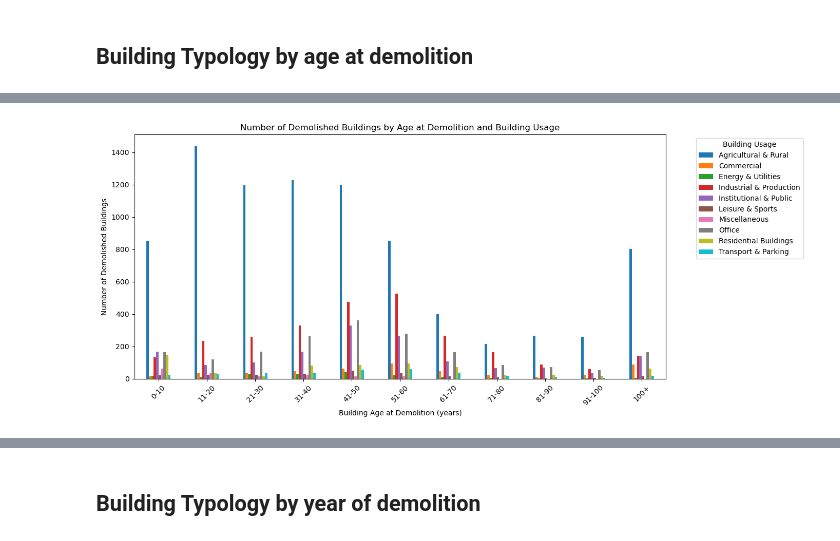
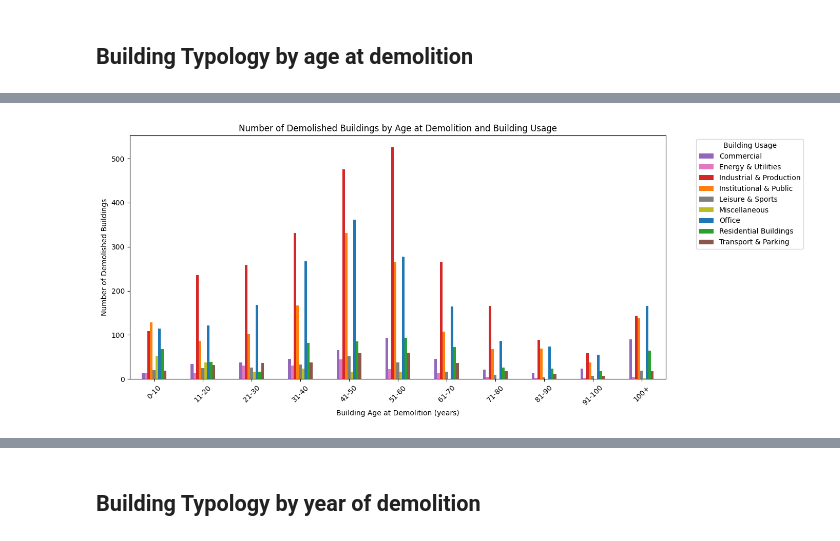
Before and after one commit to walako/BBR-demolished-buildings, a Jupyter notebook: analysis.ipynb, the cells around one changed output, grey strips where cells are left out. Cells and saved outputs as stored; diff of their text form; code cells hidden in the pictures.

```diff
--- a/analysis.ipynb
+++ b/analysis.ipynb
@@ -5,4 +6,8 @@ import seaborn as sns
 # %%
-df = pd.read_csv("data/bbr_historisk_all_mapped.csv", low_memory=False)
+#df = pd.read_csv("data/bbr_historisk_all_mapped.csv", low_memory=False)
+df = pd.read_csv("data/bbr_historisk_filtered.csv", low_memory=False)
+
+# filter out Agricultural buildings
+df = df[df['Building Usage Broad']!='Agricultural & Rural'].copy()
 # %% [markdown]
 ## Building Typology by age at demolition
@@ -8,0 +28,6 @@ df = pd.read_csv("data/bbr_historisk_all_mapped.csv", low_memory=False)
+# %%
+# create color palette for building usages
+usages = df['Building Usage Broad'].unique()
+palette = sns.color_palette("tab10", len(usages))
+usage_colors = dict(zip(usages, palette))
+usage_colors
@@ -9,22 +52,30 @@ df = pd.read_csv("data/bbr_historisk_all_mapped.csv", low_memory=False)
 # %%
 # bar chart showing number of demolished buldings by the age at demolition, the bars should be colored by the different bulding usage
 
 # Create age bins for better visualization
 df['Age Group'] = pd.cut(df['Building Age at Demolition'],
                           bins=[0, 10, 20, 30, 40, 50, 60, 70, 80, 90, 100, 200],
                           labels=['0-10', '11-20', '21-30', '31-40', '41-50', '51-60', '61-70', '71-80', '81-90', '91-100', '100+'])
 
 # Group by age group and building usage
 age_usage_counts = df.groupby(['Age Group', 'Building Usage Broad'], observed=True).size().unstack(fill_value=0)
 
-# Create the stacked bar chart
-ax = age_usage_counts.plot(kind='bar', stacked=False, figsize=(14, 6), colormap='tab10')
+# map colors from usage_colors (fallback to gray if missing)
+colors = [usage_colors.get(col, '#777777') for col in age_usage_counts.columns]
+
+# Create the bar chart with the specified colors
+ax = age_usage_counts.plot(kind='bar', stacked=False, figsize=(14, 6), color=colors)
 ax.set_xlabel('Building Age at Demolition (years)')
 ax.set_ylabel('Number of Demolished Buildings')
 ax.set_title('Number of Demolished Buildings by Age at Demolition and Building Usage')
 ax.legend(title='Building Usage', bbox_to_anchor=(1.05, 1), loc='upper left')
+
+# annotate bars
+#for container in ax.containers:
+ #   ax.bar_label(container, fmt='%d', padding=2, fontsize=8)
+
 plt.xticks(rotation=45)
 plt.tight_layout()
 plt.show()
 # %% [output]
-[figure, old version]
+[figure, new version]
```
Also changed, not shown: parts of 12 cells of this notebook, 3 other files.
